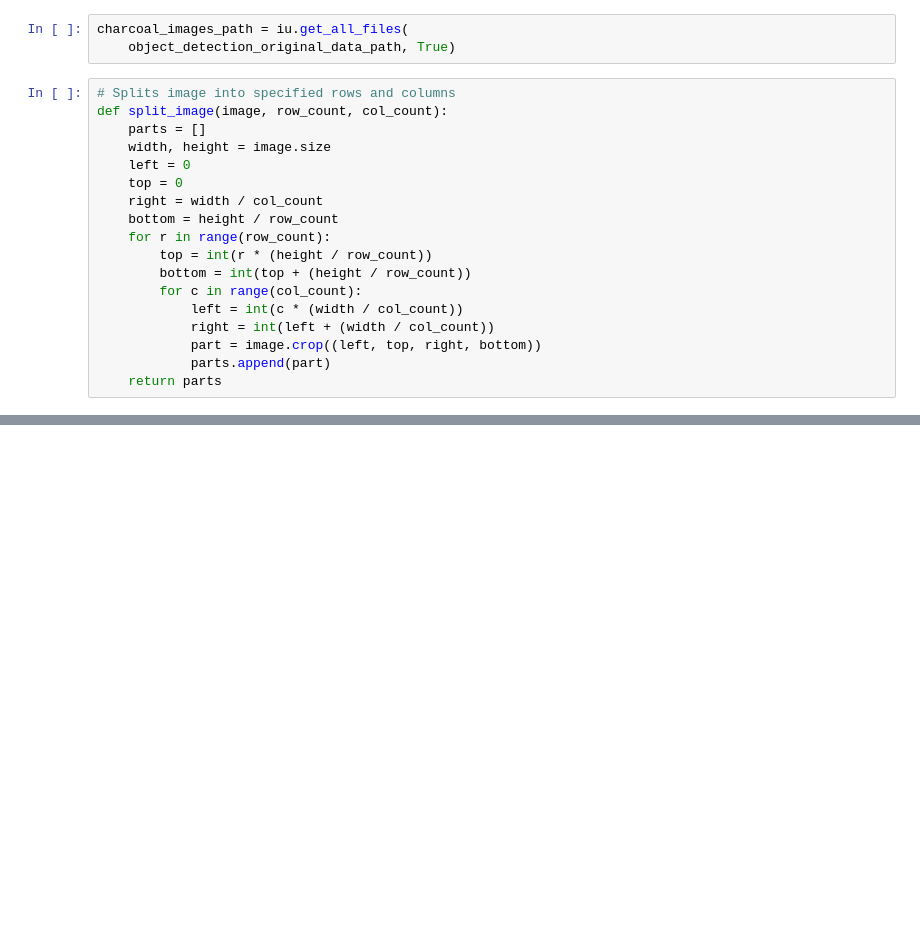
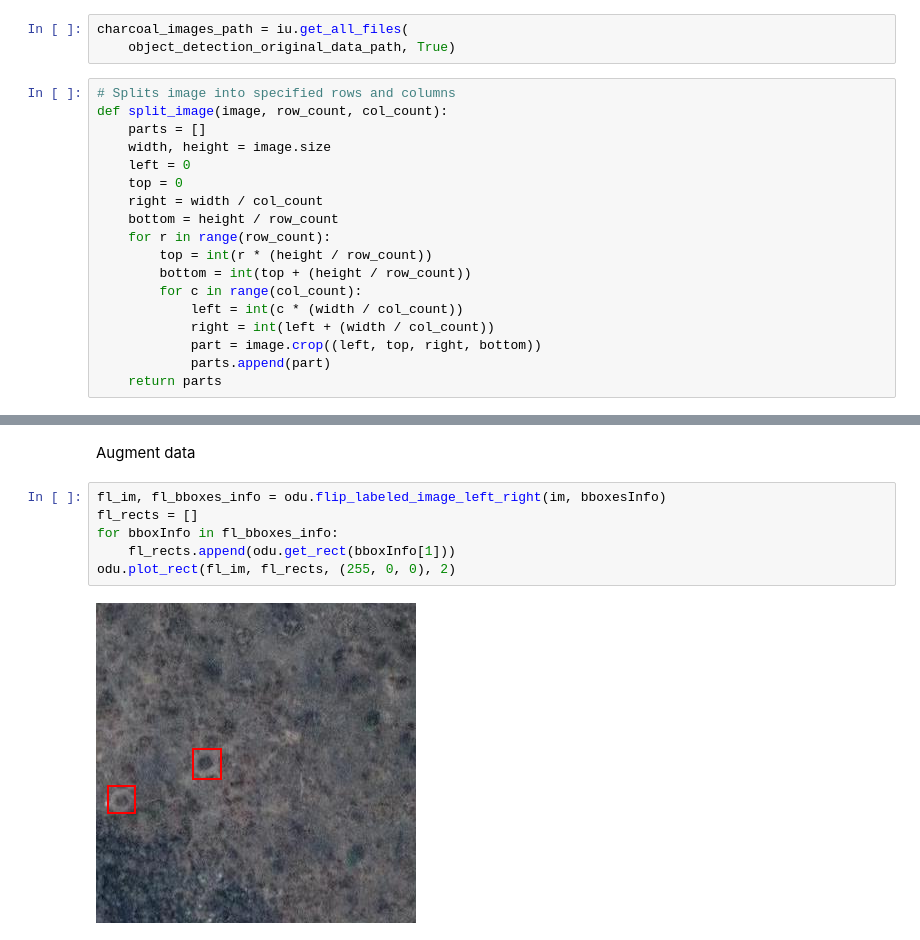
Before and after one commit to easare377/Charcoal-Monitoring, a Jupyter notebook: pre-process-charcoal-image.ipynb, the cells around one changed output, grey strips where cells are left out. Drawn from its saved outputs; the diff is of its cells as text; blank space fills up the shorter version.

```diff
--- a/pre-process-charcoal-image.ipynb
+++ b/pre-process-charcoal-image.ipynb
@@ -84,0 +129,10 @@ for charcoal_image in charcoal_images_path:
+# %% [markdown]
+Augment data
+# %%
+fl_im, fl_bboxes_info = odu.flip_labeled_image_left_right(im, bboxesInfo)
+fl_rects = []
+for bboxInfo in fl_bboxes_info:
+    fl_rects.append(odu.get_rect(bboxInfo[1]))
+odu.plot_rect(fl_im, fl_rects, (255, 0, 0), 2)
+# %% [output]
+[figure, added]
```
Also changed, not shown: parts of 18 cells of this notebook, 5 other files.
